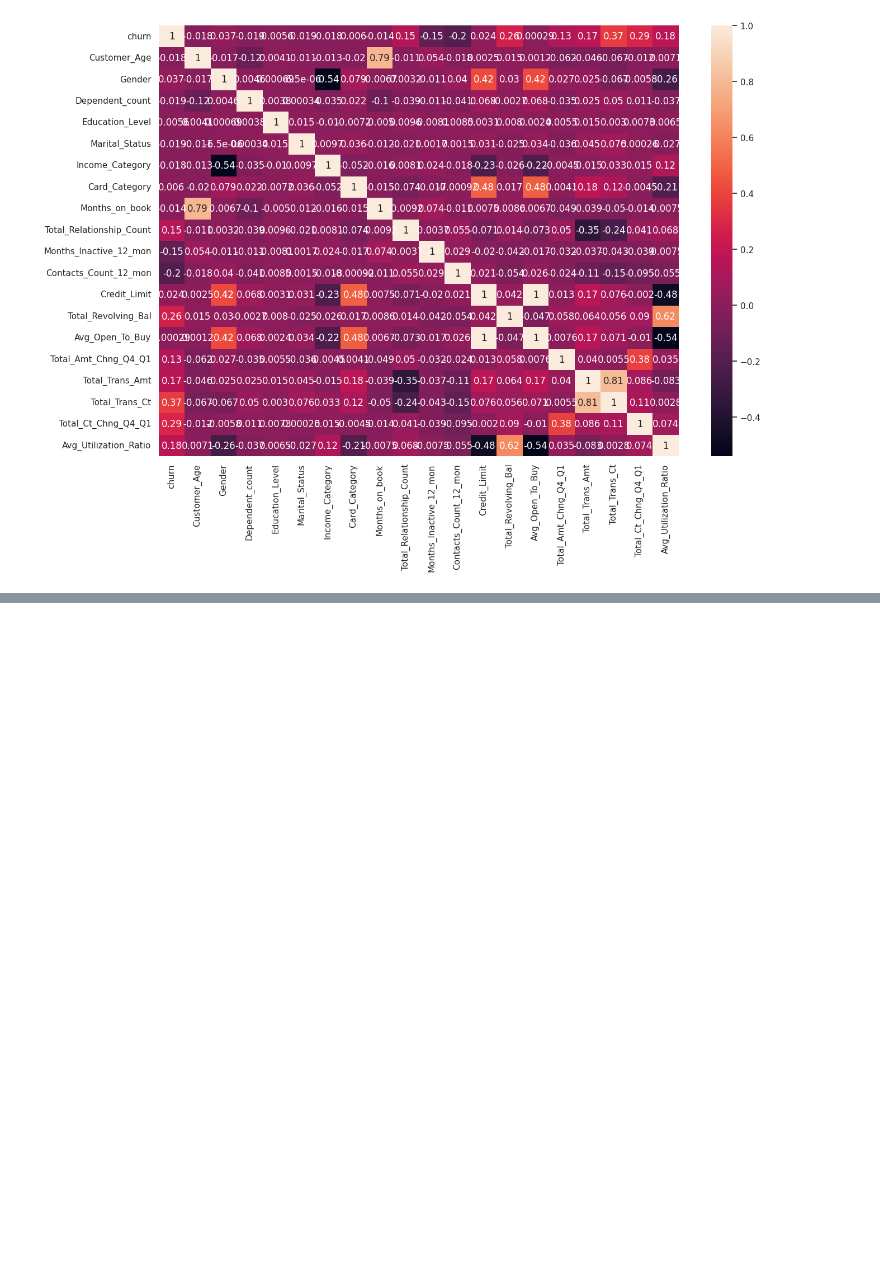
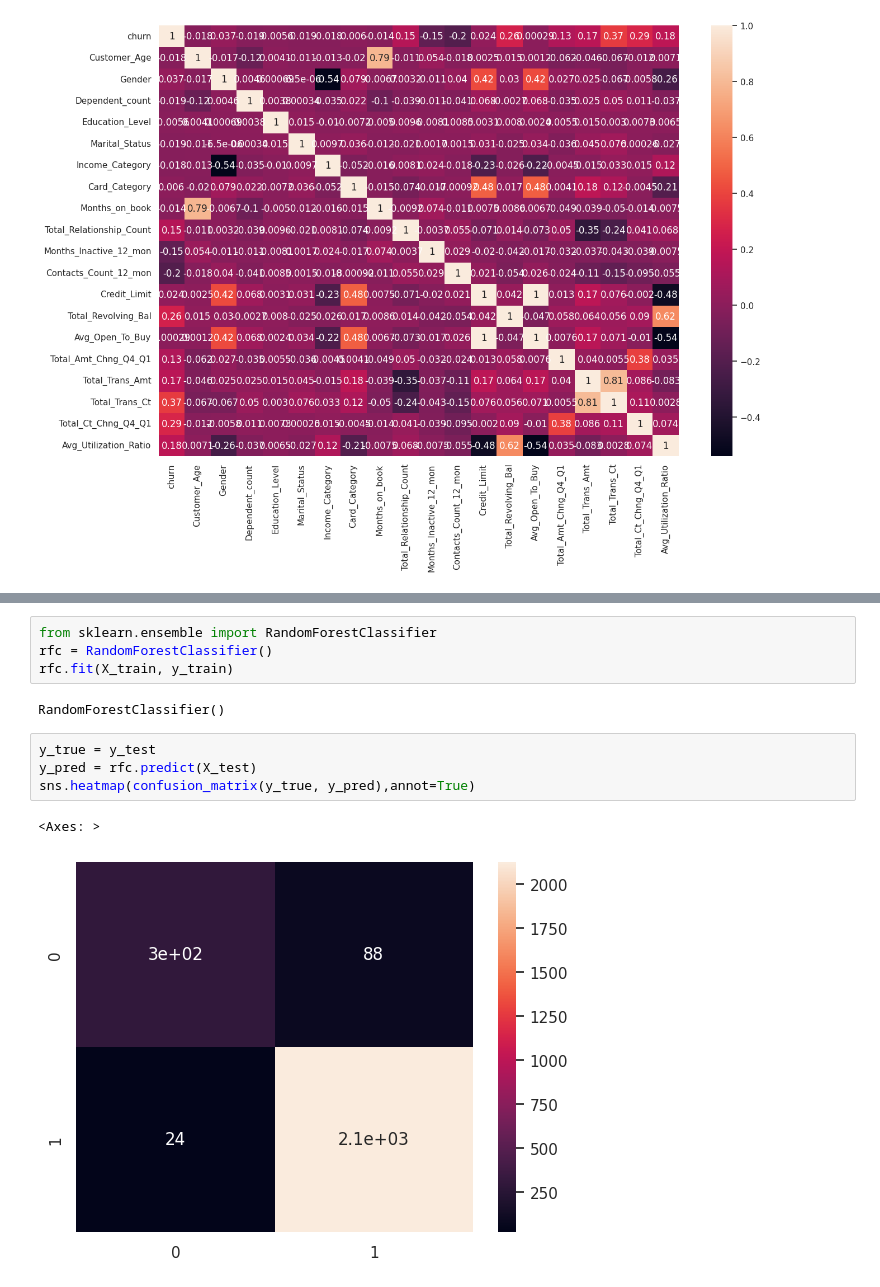
Before and after one commit to Maksonchiks/mesto, a Jupyter notebook: Копия_блокнота_"dzzzeda_(1)_ipynb".ipynb, the cells around one changed output, grey strips where cells are left out. Drawn from its saved outputs; the diff is of its cells as text; blank space fills up the shorter version.

```diff
--- a/Копия_блокнота_"dzzzeda_(1)_ipynb".ipynb
+++ b/Копия_блокнота_"dzzzeda_(1)_ipynb".ipynb
@@ -302,0 +329,13 @@ array([1, 1, 1, ..., 1, 1, 1])
+# %%
+from sklearn.ensemble import RandomForestClassifier
+rfc = RandomForestClassifier()
+rfc.fit(X_train, y_train)
+# %% [output]
+RandomForestClassifier()
+# %%
+y_true = y_test
+y_pred = rfc.predict(X_test)
+sns.heatmap(confusion_matrix(y_true, y_pred),annot=True)
+# %% [output]
+<Axes: >
+[figure, added]
```
Also changed, not shown: parts of 12 cells of this notebook.
